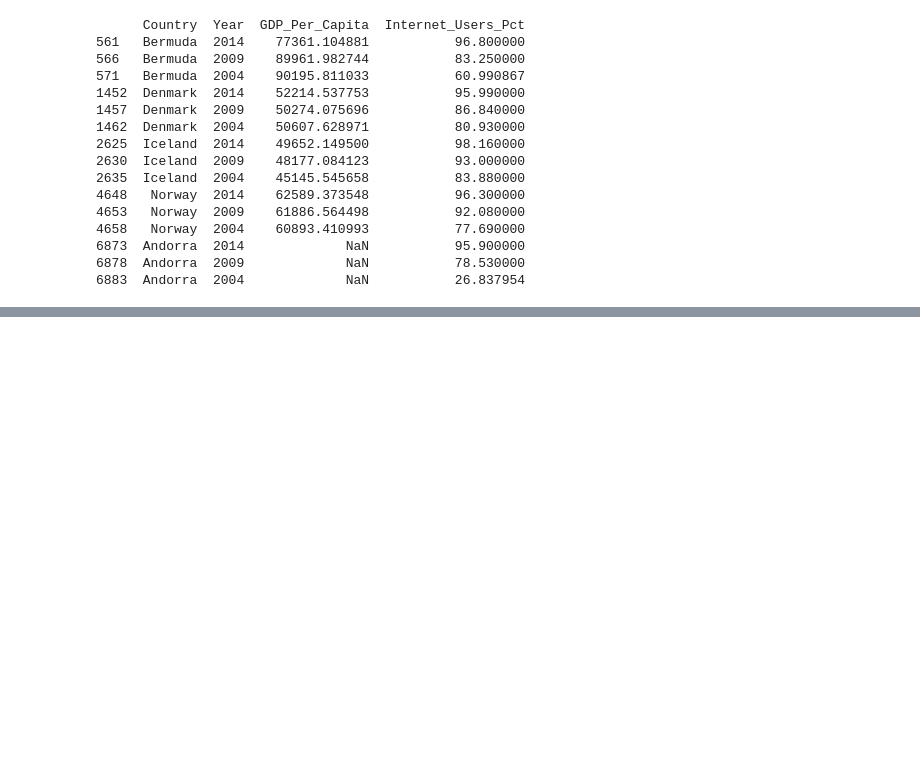
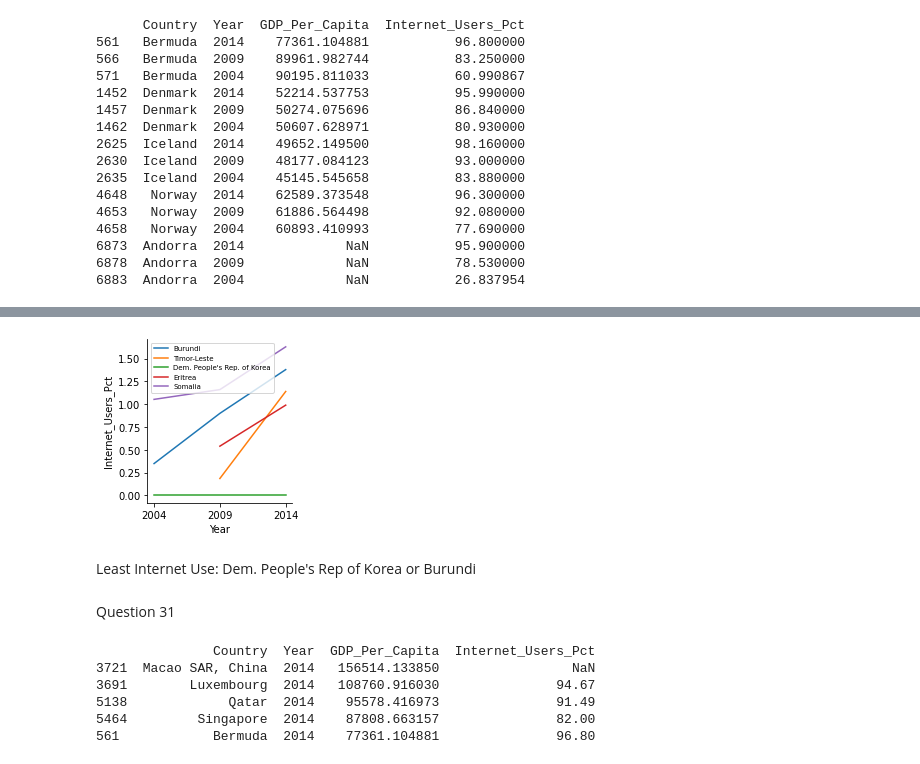
Before and after one commit to kmgarrett1/gdp-and-internet-usage, a Jupyter notebook: notebooks/GDP_Internet_Usage.ipynb, the cells around one changed output, grey strips where cells are left out. Saved outputs shown, nothing was run; the diff lists cells and outputs as text; code cells hidden in the pictures; blank space fills up the shorter version.

```diff
--- a/notebooks/GDP_Internet_Usage.ipynb
+++ b/notebooks/GDP_Internet_Usage.ipynb
@@ -400,0 +413,3 @@ Question 29
+# %%
+bottom_2014 = year_2014.nsmallest(5, 'Internet_Users_Pct')
+print(bottom_2014)
@@ -400,0 +423,3 @@ Question 29
+# %%
+bottom_5_internet = years[years['Country'].isin(bottom_2014['Country'])]
+print(bottom_5_internet)
@@ -400,0 +442,22 @@ Question 29
+# %%
+g = sns.FacetGrid(bottom_5_internet, hue='Country')
+g.map_dataframe(sns.lineplot,'Year','Internet_Users_Pct')
+plt.xlim(reversed(plt.xlim()))
+plt.legend(fontsize=7)
+plt.show()
+# %% [output]
+[figure, added]
+# %% [markdown]
+Least Internet Use: Dem. People's Rep of Korea or Burundi
+# %% [markdown]
+Question 31
+# %%
+top_2014_GDP = year_2014.nlargest(5, 'GDP_Per_Capita')
+print(top_2014_GDP)
+# %% [output]
+               Country  Year  GDP_Per_Capita  Internet_Users_Pct
+3721  Macao SAR, China  2014   156514.133850                 NaN
+3691        Luxembourg  2014   108760.916030               94.67
+5138             Qatar  2014    95578.416973               91.49
+5464         Singapore  2014    87808.663157               82.00
+561            Bermuda  2014    77361.104881               96.80
```
Also changed, not shown: parts of 15 cells of this notebook.
